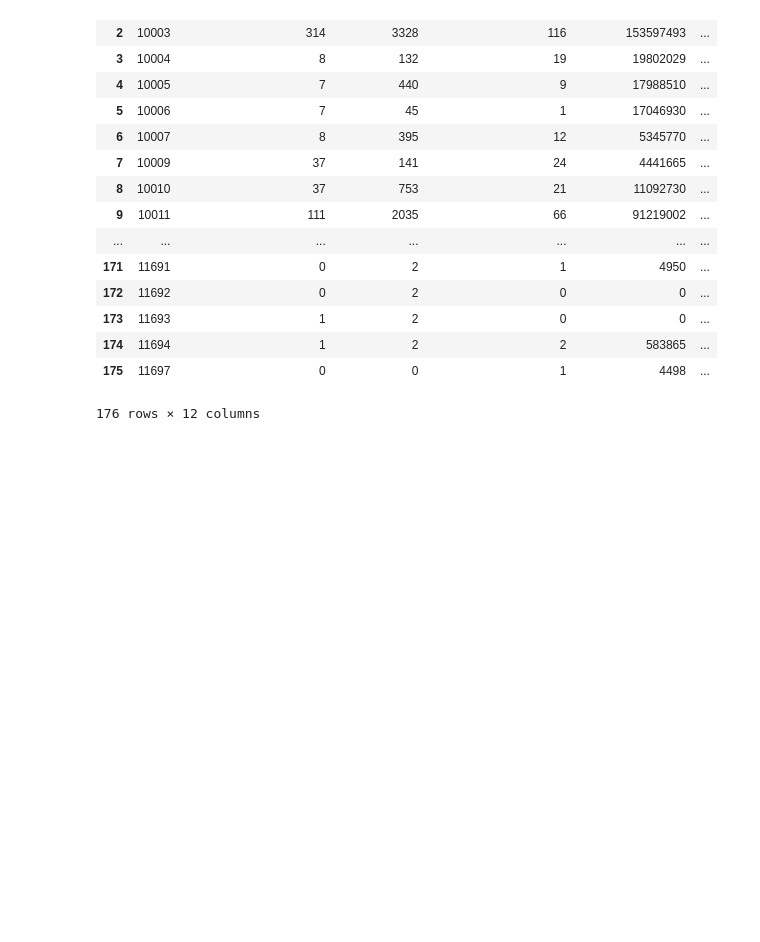
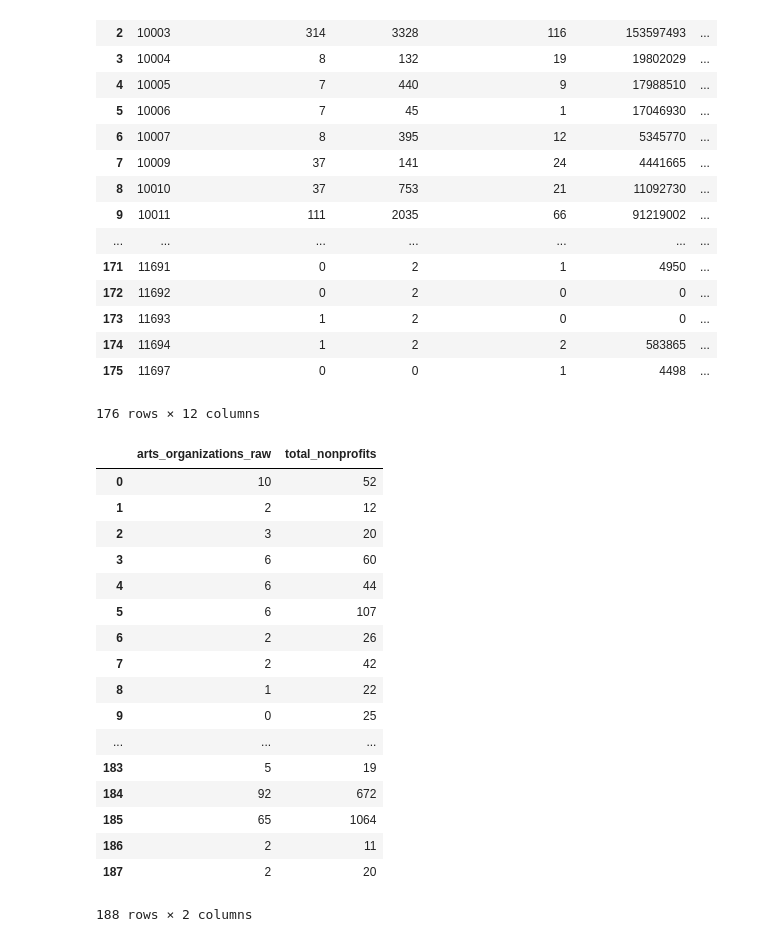
Before and after one commit to Data-For-Public-Good/arts-vibrancy-index, a Jupyter notebook: index_exploration.ipynb, the cells around one changed output. Cells and saved outputs as stored; diff of their text form; code cells hidden in the pictures; blank space fills up the shorter version.

```diff
--- a/index_exploration.ipynb
+++ b/index_exploration.ipynb
@@ -1242,0 +1254,21 @@ year_df_dict_copy[2015]
+# %%
+geo_dict[2015][['arts_organizations_raw', 'total_nonprofits']]
+# %% [output]
+|  | arts_organizations_raw | total_nonprofits |
+| 0 | 10 | 52 |
+| 1 | 2 | 12 |
+| 2 | 3 | 20 |
+| 3 | 6 | 60 |
+| 4 | 6 | 44 |
+| 5 | 6 | 107 |
+| 6 | 2 | 26 |
+| 7 | 2 | 42 |
+| 8 | 1 | 22 |
+| 9 | 0 | 25 |
+| ... | ... | ... |
+| 183 | 5 | 19 |
+| 184 | 92 | 672 |
+| 185 | 65 | 1064 |
+| 186 | 2 | 11 |
+| 187 | 2 | 20 |
+188 rows × 2 columns
```
Also changed, not shown: parts of 11 cells of this notebook, 2 other files.
